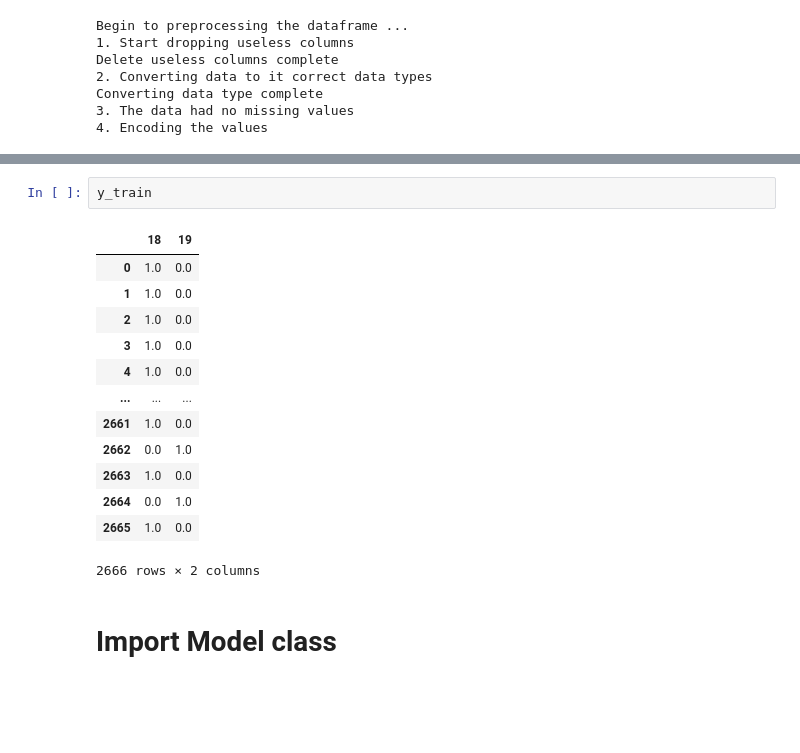
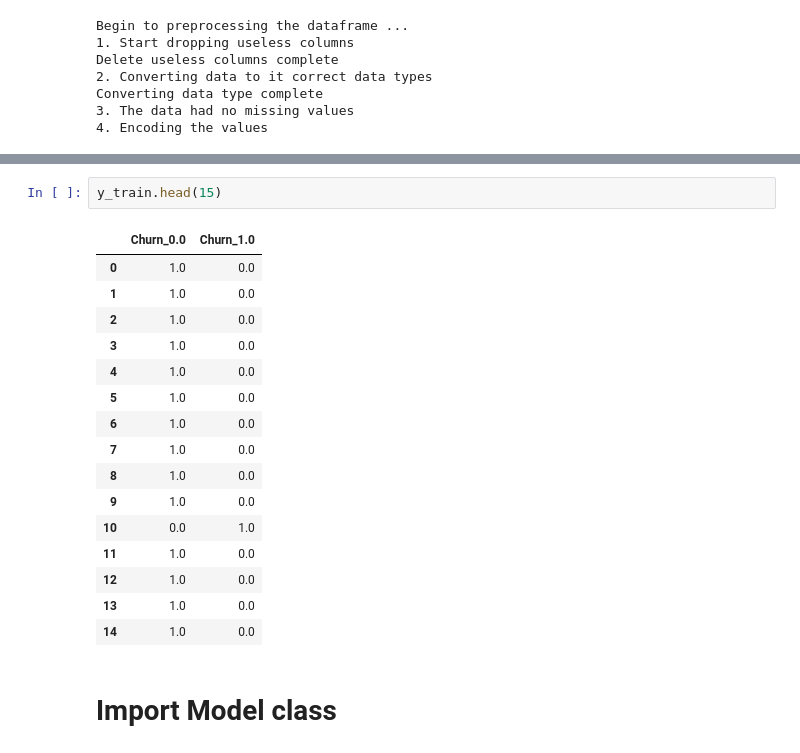
Before and after one commit to ngnquanq/simple-mlops, a Jupyter notebook: notebooks/03-Optimize_model.ipynb, the cells around one changed output, grey strips where cells are left out. Drawn from its saved outputs; the diff is of its cells as text; blank space fills up the shorter version.

```diff
--- a/notebooks/03-Optimize_model.ipynb
+++ b/notebooks/03-Optimize_model.ipynb
@@ -193,19 +212,22 @@ Converting data type complete
 # %%
-y_train
+y_train.head(15)
 # %% [output]
-|  | 18 | 19 |
+|  | Churn_0.0 | Churn_1.0 |
 | 0 | 1.0 | 0.0 |
 | 1 | 1.0 | 0.0 |
 | 2 | 1.0 | 0.0 |
 | 3 | 1.0 | 0.0 |
 | 4 | 1.0 | 0.0 |
-| ... | ... | ... |
-| 2661 | 1.0 | 0.0 |
-| 2662 | 0.0 | 1.0 |
-| 2663 | 1.0 | 0.0 |
-| 2664 | 0.0 | 1.0 |
-| 2665 | 1.0 | 0.0 |
+| 5 | 1.0 | 0.0 |
+| 6 | 1.0 | 0.0 |
+| 7 | 1.0 | 0.0 |
+| 8 | 1.0 | 0.0 |
+| 9 | 1.0 | 0.0 |
+| 10 | 0.0 | 1.0 |
+| 11 | 1.0 | 0.0 |
+| 12 | 1.0 | 0.0 |
+| 13 | 1.0 | 0.0 |
+| 14 | 1.0 | 0.0 |
-2666 rows × 2 columns
 # %% [markdown]
 # Import Model class
 # %%
```
Also changed, not shown: parts of 3 cells of this notebook.
